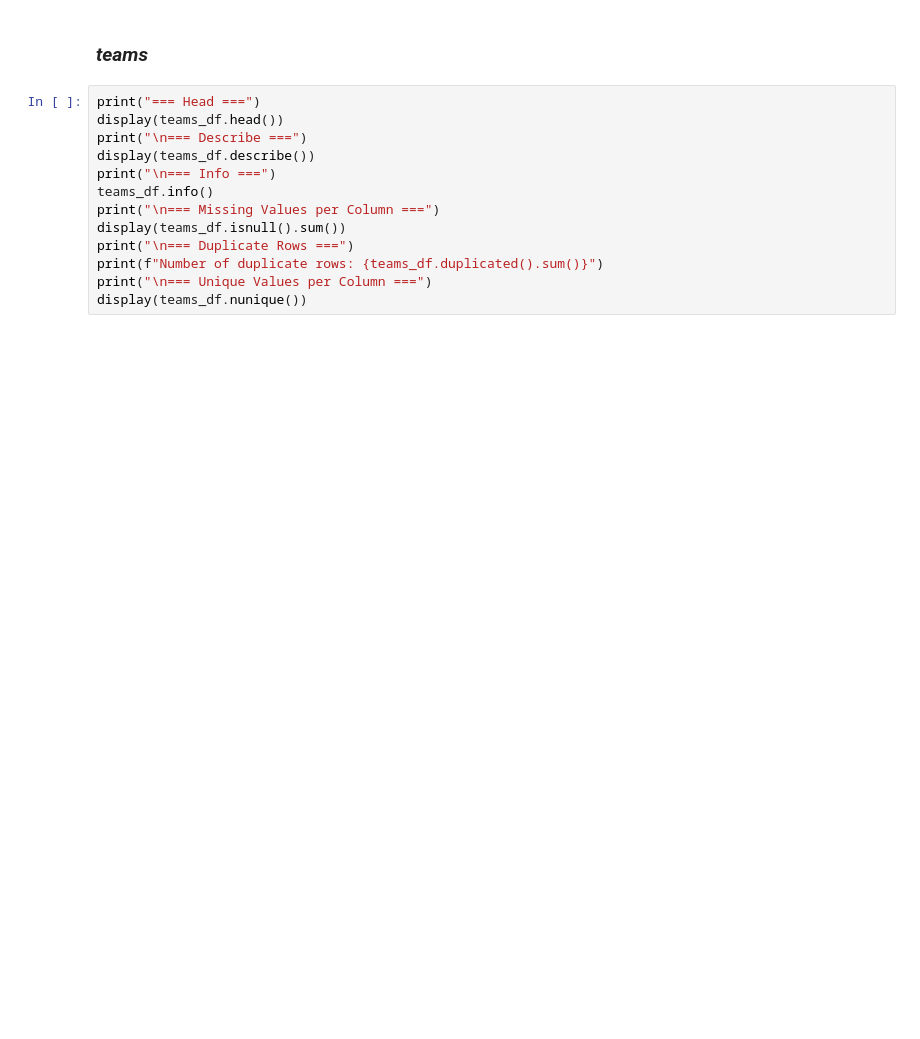
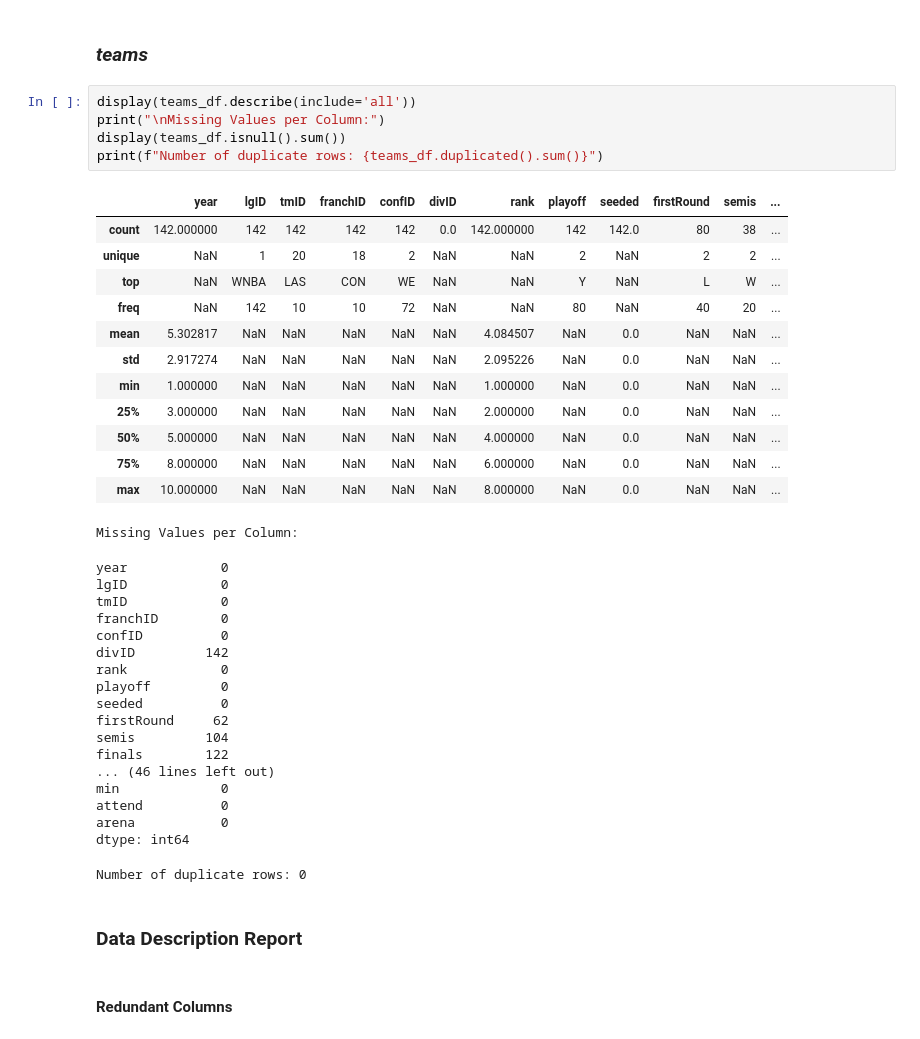
Before and after one commit to diogovenade/ac-wnba, a Jupyter notebook: src/wnba.ipynb, the cells around one changed output. Saved outputs shown, nothing was run; the diff lists cells and outputs as text; blank space fills up the shorter version.

Commit message:
Add data description report

```diff
--- a/src/wnba.ipynb
+++ b/src/wnba.ipynb
@@ -309,15 +304,43 @@ display(teams_post_df.nunique())
 # %% [markdown]
 ### *teams*
 # %%
-print("=== Head ===")
-display(teams_df.head())
-print("\n=== Describe ===")
-display(teams_df.describe())
-print("\n=== Info ===")
-teams_df.info()
-print("\n=== Missing Values per Column ===")
+display(teams_df.describe(include='all'))
+print("\nMissing Values per Column:")
 display(teams_df.isnull().sum())
-print("\n=== Duplicate Rows ===")
 print(f"Number of duplicate rows: {teams_df.duplicated().sum()}")
-print("\n=== Unique Values per Column ===")
-display(teams_df.nunique())
+# %% [output]
+|  | year | lgID | tmID | franchID | confID | divID | rank | playoff | seeded | firstRound | semis | ... |
+| count | 142.000000 | 142 | 142 | 142 | 142 | 0.0 | 142.000000 | 142 | 142.0 | 80 | 38 | ... |
+| unique | NaN | 1 | 20 | 18 | 2 | NaN | NaN | 2 | NaN | 2 | 2 | ... |
+| top | NaN | WNBA | LAS | CON | WE | NaN | NaN | Y | NaN | L | W | ... |
+| freq | NaN | 142 | 10 | 10 | 72 | NaN | NaN | 80 | NaN | 40 | 20 | ... |
+| mean | 5.302817 | NaN | NaN | NaN | NaN | NaN | 4.084507 | NaN | 0.0 | NaN | NaN | ... |
+| std | 2.917274 | NaN | NaN | NaN | NaN | NaN | 2.095226 | NaN | 0.0 | NaN | NaN | ... |
+| min | 1.000000 | NaN | NaN | NaN | NaN | NaN | 1.000000 | NaN | 0.0 | NaN | NaN | ... |
+| 25% | 3.000000 | NaN | NaN | NaN | NaN | NaN | 2.000000 | NaN | 0.0 | NaN | NaN | ... |
+| 50% | 5.000000 | NaN | NaN | NaN | NaN | NaN | 4.000000 | NaN | 0.0 | NaN | NaN | ... |
+| 75% | 8.000000 | NaN | NaN | NaN | NaN | NaN | 6.000000 | NaN | 0.0 | NaN | NaN | ... |
+| max | 10.000000 | NaN | NaN | NaN | NaN | NaN | 8.000000 | NaN | 0.0 | NaN | NaN | ... |
+Missing Values per Column:
+year            0
+lgID            0
+tmID            0
+franchID        0
+confID          0
+divID         142
+rank            0
+playoff         0
+seeded          0
+firstRound     62
+semis         104
+finals        122
+... (46 lines left out)
+min             0
+attend          0
+arena           0
+dtype: int64
+Number of duplicate rows: 0
+# %% [markdown]
+### Data Description Report
+# %% [markdown]
+#### Redundant Columns
```
Also changed, not shown: parts of 10 cells of this notebook.
